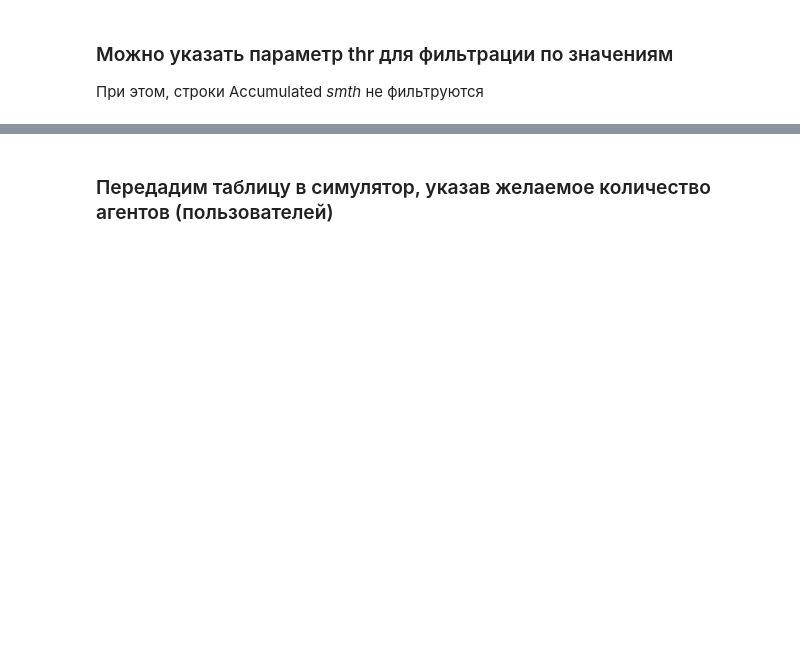
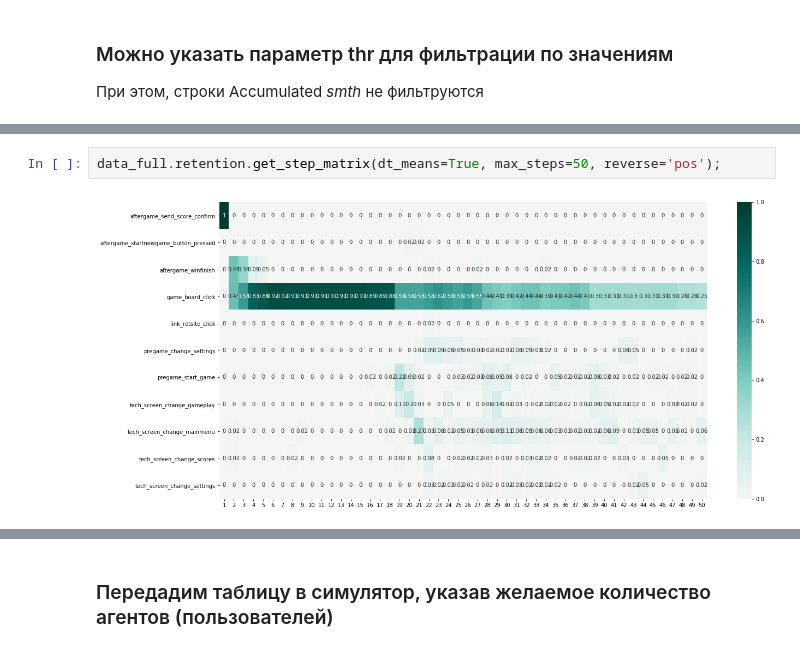
Before and after one commit to retentioneering/retentioneering-tools, a Jupyter notebook: examples/simulator.ipynb, the cells around one changed output, grey strips where cells are left out. Saved outputs shown, nothing was run; the diff lists cells and outputs as text; blank space fills up the shorter version.

Commit message:
Reverse

```diff
--- a/examples/simulator.ipynb
+++ b/examples/simulator.ipynb
@@ -133,0 +137,4 @@ data_full.retention.get_step_matrix(dt_means=True, max_steps=50, thr=0.3);
+# %%
+data_full.retention.get_step_matrix(dt_means=True, max_steps=50, reverse='pos');
+# %% [output]
+[figure, added]
```
Also changed, not shown: parts of 11 cells of this notebook, 1 other file.
